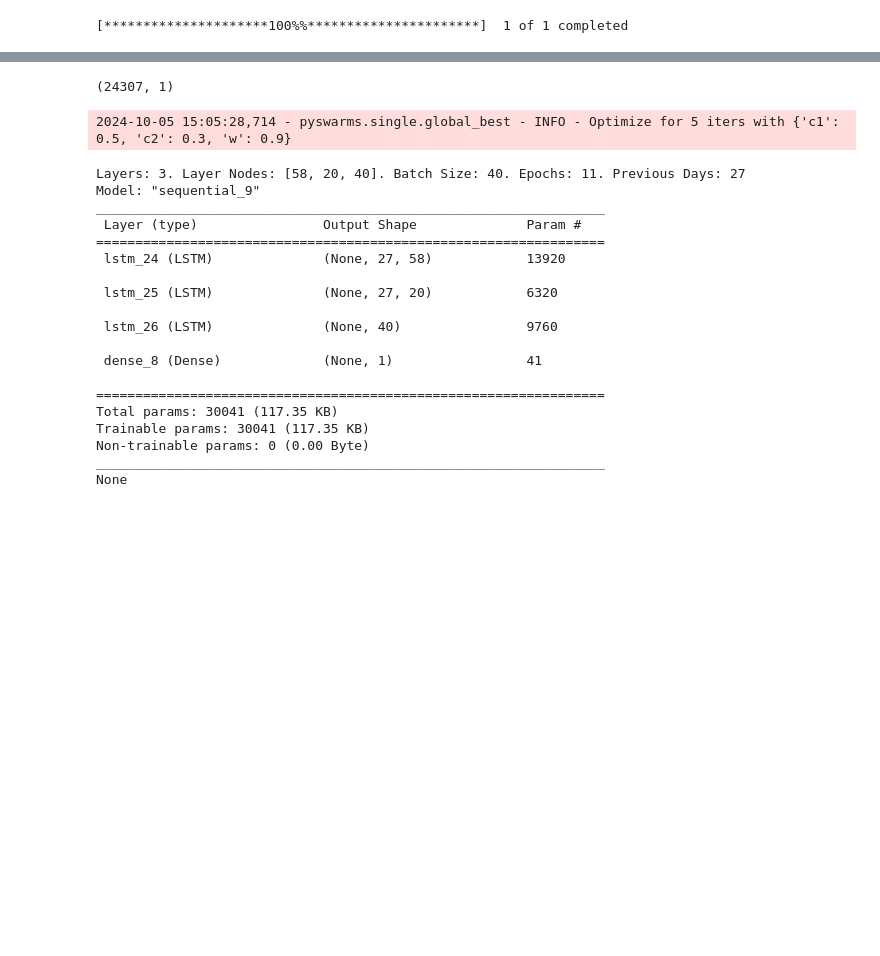
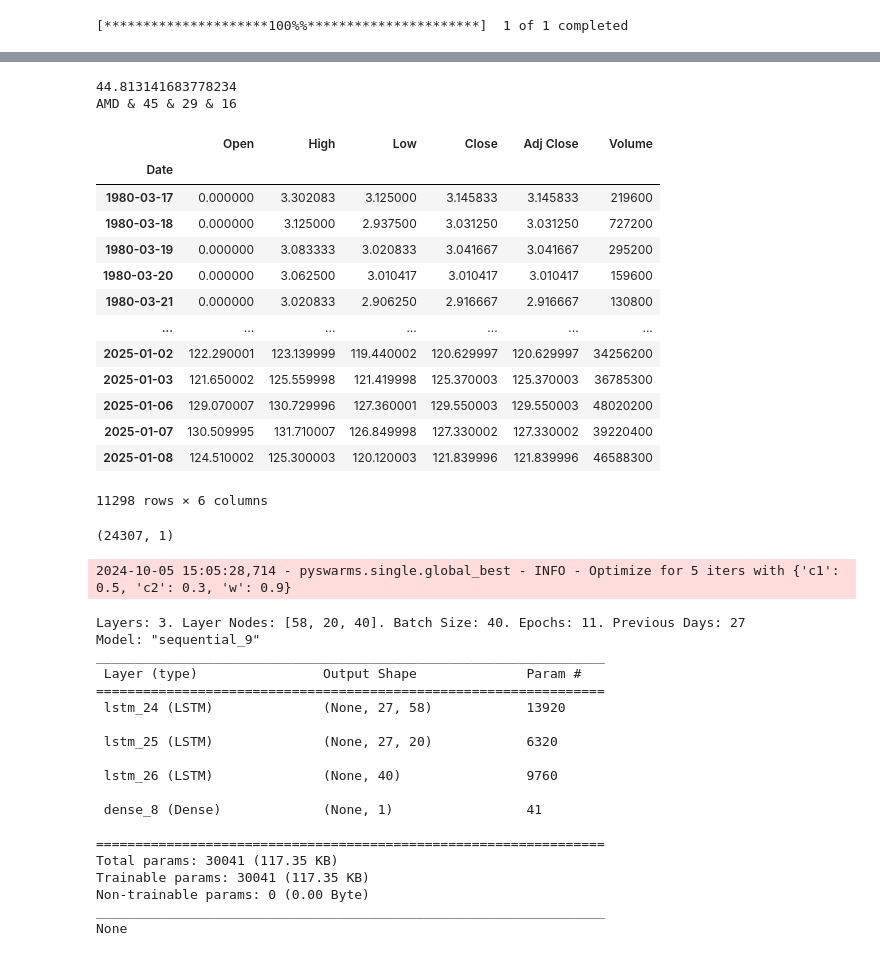
Before and after one commit to Brandon-Jeremy/HPT-OASiS, a Jupyter notebook: Pythia/FeedForward/variable_layer_5dia.ipynb, the cells around one changed output, grey strips where cells are left out. Drawn from its saved outputs; the diff is of its cells as text; code cells hidden in the pictures; blank space fills up the shorter version.

```diff
--- a/Pythia/FeedForward/variable_layer_5dia.ipynb
+++ b/Pythia/FeedForward/variable_layer_5dia.ipynb
@@ -32,3 +33,29 @@ plt.show()
+# %%
+# Get total number of years in the dataset
+years = (df.index[-1] - df.index[0]).days / 365.25
+print(years)
+df
+print(f"{index} & {round(years)} & {round(years*0.65)} & {round(years*0.35)}")
+# %% [output]
+44.813141683778234
+AMD & 45 & 29 & 16
+# %%
+df
+# %% [output]
+|  | Open | High | Low | Close | Adj Close | Volume |
+| Date |  |  |  |  |  |  |
+| 1980-03-17 | 0.000000 | 3.302083 | 3.125000 | 3.145833 | 3.145833 | 219600 |
+| 1980-03-18 | 0.000000 | 3.125000 | 2.937500 | 3.031250 | 3.031250 | 727200 |
+| 1980-03-19 | 0.000000 | 3.083333 | 3.020833 | 3.041667 | 3.041667 | 295200 |
+| 1980-03-20 | 0.000000 | 3.062500 | 3.010417 | 3.010417 | 3.010417 | 159600 |
+| 1980-03-21 | 0.000000 | 3.020833 | 2.906250 | 2.916667 | 2.916667 | 130800 |
+| ... | ... | ... | ... | ... | ... | ... |
+| 2025-01-02 | 122.290001 | 123.139999 | 119.440002 | 120.629997 | 120.629997 | 34256200 |
+| 2025-01-03 | 121.650002 | 125.559998 | 121.419998 | 125.370003 | 125.370003 | 36785300 |
+| 2025-01-06 | 129.070007 | 130.729996 | 127.360001 | 129.550003 | 129.550003 | 48020200 |
+| 2025-01-07 | 130.509995 | 131.710007 | 126.849998 | 127.330002 | 127.330002 | 39220400 |
+| 2025-01-08 | 124.510002 | 125.300003 | 120.120003 | 121.839996 | 121.839996 | 46588300 |
+11298 rows × 6 columns
 # %%
 data = df.filter(['Close']) # should return a 2D array for the closing prices. Return type is a DataFrame
 
```
Also changed, not shown: parts of 2 cells of this notebook, 4 other files.
